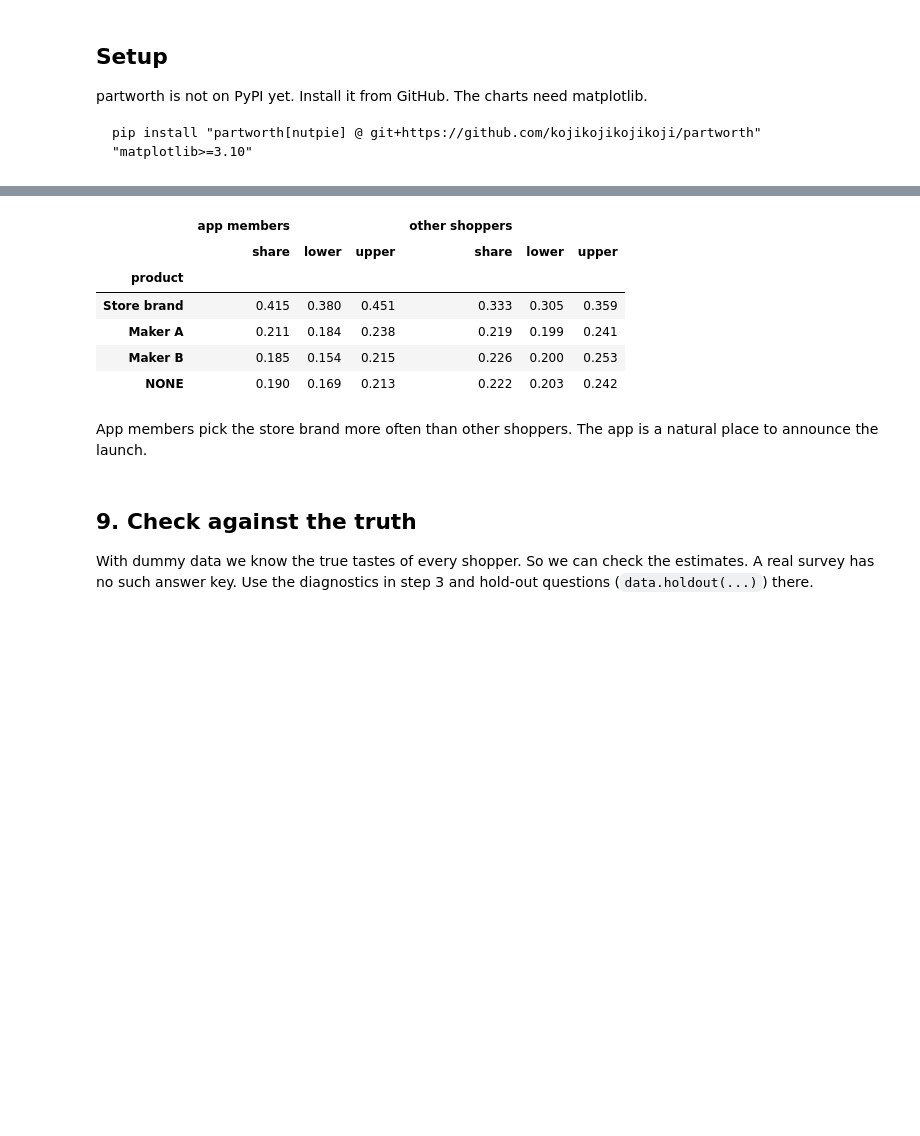
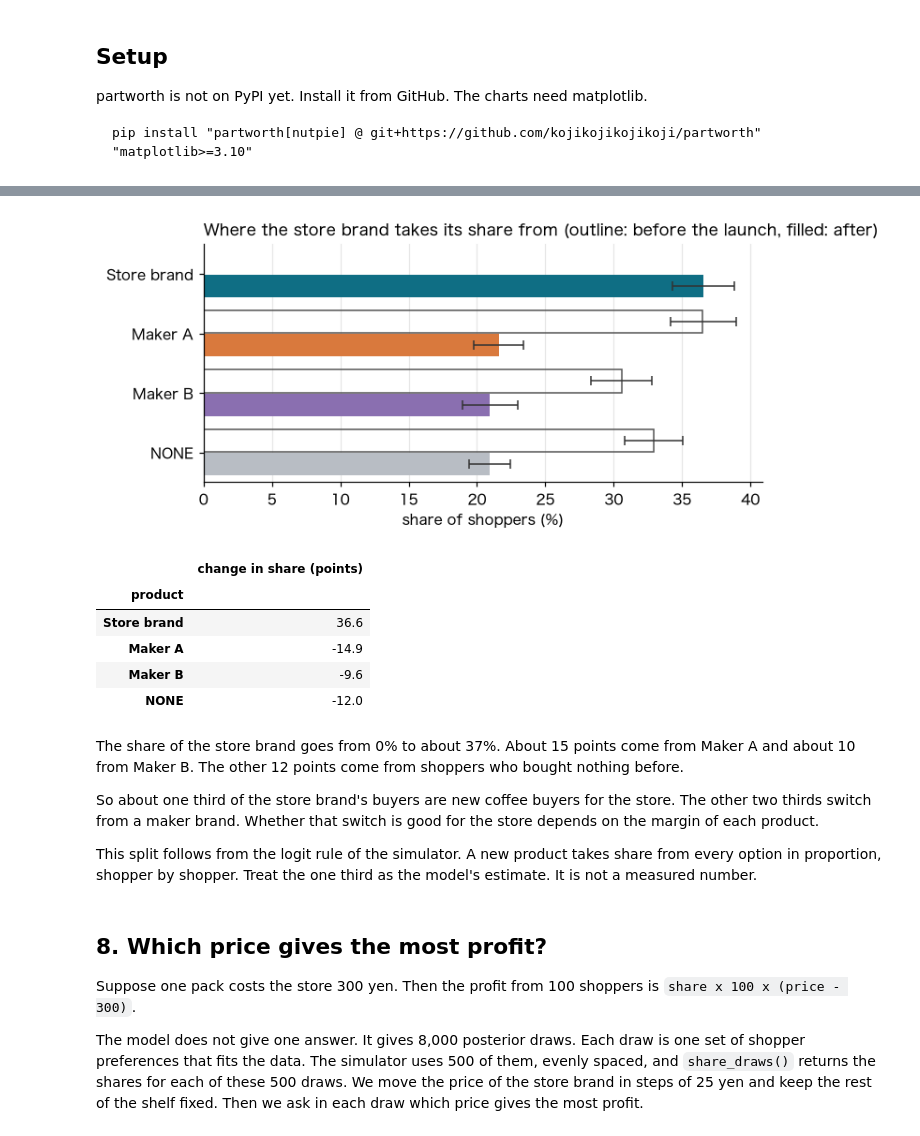
Before and after one commit to kojikojikojikoji/partworth, a Jupyter notebook: examples/retail_survey.ipynb, the cells around one changed output, grey strips where cells are left out. Saved outputs shown, nothing was run; the diff lists cells and outputs as text; code cells hidden in the pictures; blank space fills up the shorter version.

```diff
--- a/examples/retail_survey.ipynb
+++ b/examples/retail_survey.ipynb
@@ -316,8 +374,18 @@ goes up by 50 yen.
 # %%
-organic_shelf = shelf.copy()
-organic_shelf.loc[0, ["organic", "price"]] = ["yes", 548]
+shelf = pd.DataFrame({
+    "product": ["Store brand", "Maker A", "Maker B"],
+    "brand": ["store_brand", "maker_a", "maker_b"],
+    "roast": ["medium", "medium", "dark"],
+    "organic": ["no", "no", "yes"],
+    "price": [498, 598, 648],
+})
+sim = pw.MarketSimulator(result)
+shelf_shares = sim.shares(shelf).set_index("product")
 
-pd.concat({"plain at 498 yen": sim.shares(shelf).set_index("product"),
-           "organic at 548 yen": sim.shares(organic_shelf).set_index("product")},
-          axis=1).round(3)
+fig, ax = plt.subplots(figsize=(7, 2.6))
+share_bars(ax, shelf_shares)
+ax.set_title("Who wins on the shelf (bars: share, lines: 90% credible interval)")
+plt.show()
+
+shelf_shares.round(3)
 # %% [output]
@@ -344,24 +409,43 @@ and 0 drops them.
 # %%
-is_member = (shoppers["member"] == "yes").astype(float)
+before = sim.shares(shelf.iloc[1:]).set_index("product")       # the shelf without the store brand
+before = before.reindex(shelf_shares.index).fillna(0.0)
 
-pd.concat({"app members": sim.shares(shelf, weights=is_member).set_index("product"),
-           "other shoppers": sim.shares(shelf, weights=1 - is_member).set_index("product")},
-          axis=1).round(3)
+fig, ax = plt.subplots(figsize=(7, 3))
+share_bars(ax, before, offset=-0.2, height=0.38, outline=True)
+share_bars(ax, shelf_shares, offset=0.2, height=0.38)
+ax.set_title("Where the store brand takes its share from (outline: before the launch, filled: after)")
+plt.show()
+
+change = ((shelf_shares["share"] - before["share"]) * 100).round(1)
+change.rename("change in share (points)").to_frame()
 # %% [output]
+[figure, added]
-|  | app members |  |  | other shoppers |  |  |
-|  | share | lower | upper | share | lower | upper |
-| product |  |  |  |  |  |  |
-| Store brand | 0.415 | 0.380 | 0.451 | 0.333 | 0.305 | 0.359 |
-| Maker A | 0.211 | 0.184 | 0.238 | 0.219 | 0.199 | 0.241 |
-| Maker B | 0.185 | 0.154 | 0.215 | 0.226 | 0.200 | 0.253 |
-| NONE | 0.190 | 0.169 | 0.213 | 0.222 | 0.203 | 0.242 |
+|  | change in share (points) |
+| product |  |
+| Store brand | 36.6 |
+| Maker A | -14.9 |
+| Maker B | -9.6 |
+| NONE | -12.0 |
 # %% [markdown]
-App members pick the store brand more often than other shoppers. The app is a natural
-place to announce the launch.
+The share of the store brand goes from 0% to about 37%. About 15 points come from
+Maker A and about 10 from Maker B. The other 12 points come from shoppers who bought
+nothing before.
+
+So about one third of the store brand's buyers are new coffee buyers for the store. The
+other two thirds switch from a maker brand. Whether that switch is good for the store
+depends on the margin of each product.
+
+This split follows from the logit rule of the simulator. A new product takes share from
+every option in proportion, shopper by shopper. Treat the one third as the model's
+estimate. It is not a measured number.
 # %% [markdown]
-## 9. Check against the truth
+## 8. Which price gives the most profit?
 
-With dummy data we know the true tastes of every shopper. So we can check the estimates.
-A real survey has no such answer key. Use the diagnostics in step 3 and hold-out questions
-(`data.holdout(...)`) there.
+Suppose one pack costs the store 300 yen. Then the profit from 100 shoppers is
+`share x 100 x (price - 300)`.
+
+The model does not give one answer. It gives 8,000 posterior draws. Each draw is one set
+of shopper preferences that fits the data. The simulator uses 500 of them, evenly spaced,
+and `share_draws()` returns the shares for each of these 500 draws. We move the price of the store brand in steps of 25 yen and keep the rest of the
+shelf fixed. Then we ask in each draw which price gives the most profit.
 # %%
```
Also changed, not shown: parts of 53 cells of this notebook, 5 other files.
